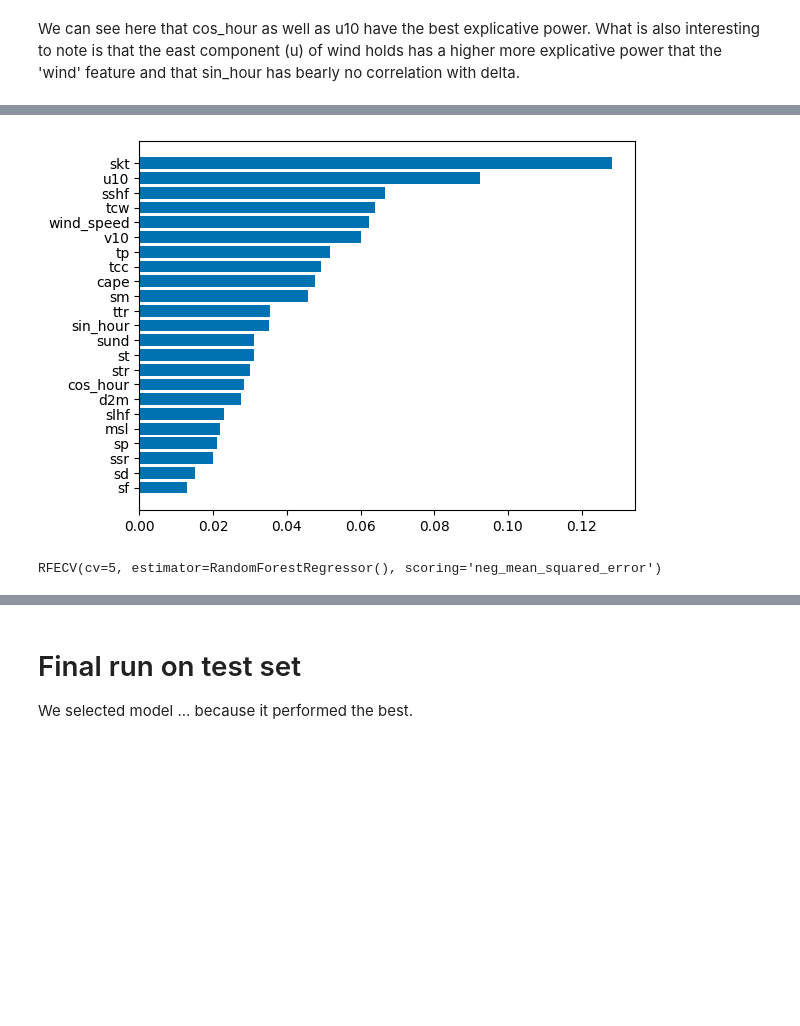
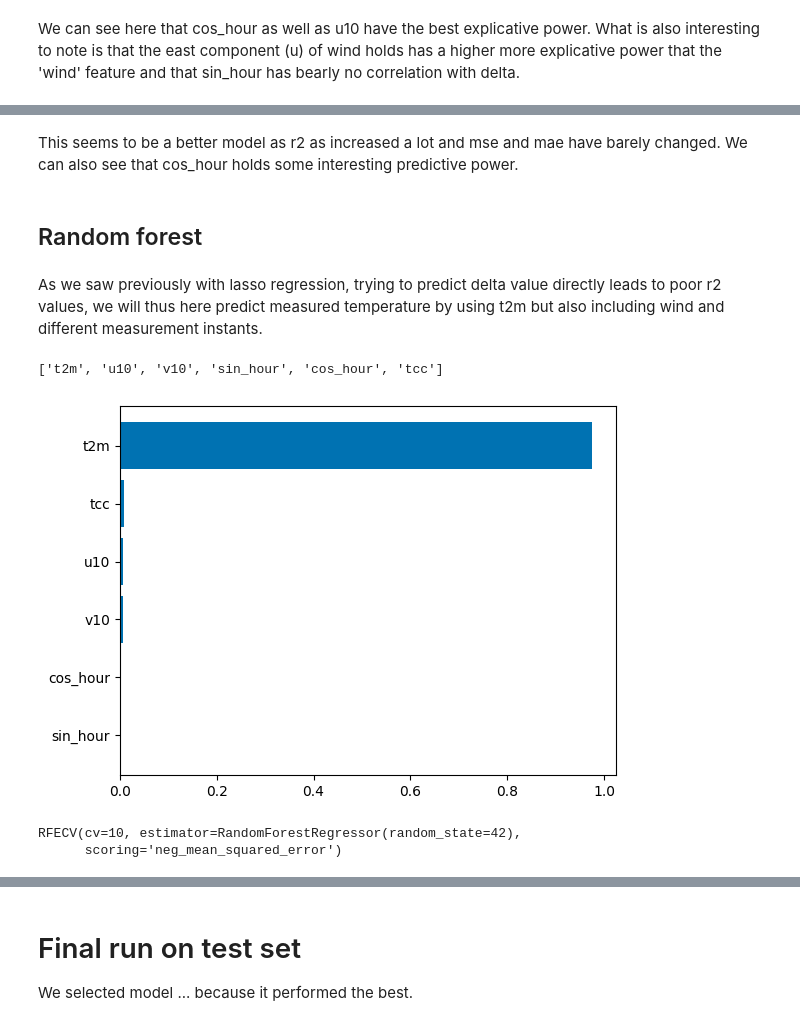
Before and after one commit to larsbonnefoy/TAI_Project, a Jupyter notebook: Lars_Bonnefoy_Forecast.ipynb, the cells around one changed output, grey strips where cells are left out. Cells and saved outputs as stored; diff of their text form; code cells hidden in the pictures; blank space fills up the shorter version.

```diff
--- a/Lars_Bonnefoy_Forecast.ipynb
+++ b/Lars_Bonnefoy_Forecast.ipynb
@@ -1764,7 +1702,4 @@ We will define measurements instants:
 - 12:00:00 as LOW
 
 We will encode this categorical data by using cyclical encoding. ([src](https://harrisonpim.com/blog/the-best-way-to-encode-dates-times-and-other-cyclical-features))
-# %%
-df_all['sin_hour'] = np.sin(2 * np.pi * df_all['time'].dt.hour / 24)
-df_all['cos_hour'] = np.cos(2 * np.pi * df_all['time'].dt.hour / 24)
 # %%
@@ -1795,4 +1743,19 @@ def split_data(data, train_ratio=0.7, val_ratio=0.15, test_ratio=0.15, random_st
 
     return train_data, val_data, test_data
 
-train_set, val_set, test_set = split_data(df_all, train_ratio=0.7, val_ratio=0.15, test_ratio=0.15, random_state=42)
+def get_metrics(y_true, y_pred):
+    """
+        Returns mse, mae and r2
+    """
+    mse = mean_squared_error(y_true, y_pred)
+    mae = mean_absolute_error(y_true, y_pred)
+    r2 = r2_score(y_true, y_pred)
+    return (mse, mae, r2)
+
+def display_metrics(mse, mae, r2, expl_str):
+    print(expl_str)
+    print(f"mse: {mse}")
+    print(f"mae: {mae}")
+    print(f"r2: {r2}")
+
+train_set_bis, val_set_bis, test_set_bis = split_data(df_all, train_ratio=0.7, val_ratio=0.15, test_ratio=0.15, random_state=42)
@@ -1813,32 +1882,46 @@ train_set, val_set, test_set = split_data(df_all, train_ratio=0.7, val_ratio=0.1
+# %% [markdown]
+This seems to be a better model as r2 as increased a lot and mse and mae have barely changed. We can also see that cos_hour holds some interesting predictive power.
+# %% [markdown]
+## Random forest
+# %% [markdown]
+As we saw previously with lasso regression, trying to predict delta value directly leads to poor r2 values, we will thus here predict measured temperature by using t2m but also including wind and different measurement instants.
 # %%
-# drop all constant or non numerical values. we also drop columns containing nan values or values that are correlated with delta (temp and t2m)
-X_train = train_set.drop(columns=['time', 'number', 'latitude', 'longitude', 'mx2t6', 'mn2t6', 'cin', 'delta', 'temp', 't2m'])
-y_train = train_set['delta']
-# selector = SelectKBest(k=10, score_func=f_regression)
-# X_selected = selector.fit_transform(X_train, y_train.values.ravel())
-# cols_idxs = selector.get_support(indices=True)
-# X_train = X_train.iloc[:,cols_idxs].reset_index().drop(columns='index')
+# drop all constant or non numerical values. We also need to drop the measured temperature at vlinder station.
+# We also drop wind as u component is more interesting
+drop_columns_rf = ['time', 'number', 'latitude', 'longitude', 'mx2t6', 'mn2t6', 'cin', 'delta', 'temp', 'wind_speed']
+to_keep_rf = ['t2m', 'u10', 'v10', 'sin_hour', 'cos_hour', 'tcc']
+#X_train = train_set_bis.drop(columns=drop_columns_rf)
+X_train = train_set_bis[to_keep_rf]
+y_train = train_set_bis['temp']
+selector = SelectKBest(k=6, score_func=f_regression)
+X_selected = selector.fit_transform(X_train, y_train.values.ravel())
+cols_idxs = selector.get_support(indices=True)
+X_train = X_train.iloc[:,cols_idxs].reset_index().drop(columns='index')
 
-# rf_selected_features = X_train.columns.to_list()
-# print(rf_selected_features)
+rf_selected_features = X_train.columns.to_list()
+print(rf_selected_features)
+# %% [output]
+['t2m', 'u10', 'v10', 'sin_hour', 'cos_hour', 'tcc']
 # %%
-rf = RandomForestRegressor()
+# max_features = 1.0 good default from https://scikit-learn.org/stable/modules/ensemble.html#parameters
+rf = RandomForestRegressor(random_state=42, max_features=1.0, max_depth=None, min_samples_split=2)
 rf.fit(X_train,y_train)
 
 features = X_train.columns
 f_i = list(zip(features,rf.feature_importances_))
 f_i.sort(key = lambda x : x[1])
 plt.barh([x[0] for x in f_i],[x[1] for x in f_i])
 
 plt.show()
 # %% [output]
-[figure, old version]
+[figure, new version]
 # %%
-#use to
-rfe = RFECV(rf,cv=5,scoring="neg_mean_squared_error")
+#use negative as we want to minimise (=> lower is better)
+rfe = RFECV(rf,cv=10,scoring="neg_mean_squared_error")
 rfe.fit(X_train,y_train)
 # %% [output]
-RFECV(cv=5, estimator=RandomForestRegressor(), scoring='neg_mean_squared_error')
+RFECV(cv=10, estimator=RandomForestRegressor(random_state=42),
+      scoring='neg_mean_squared_error')
 # %%
 selected_features = np.array(features)[rfe.get_support()]
 print(selected_features)
```
Also changed, not shown: parts of 41 cells of this notebook, 6 other files.
